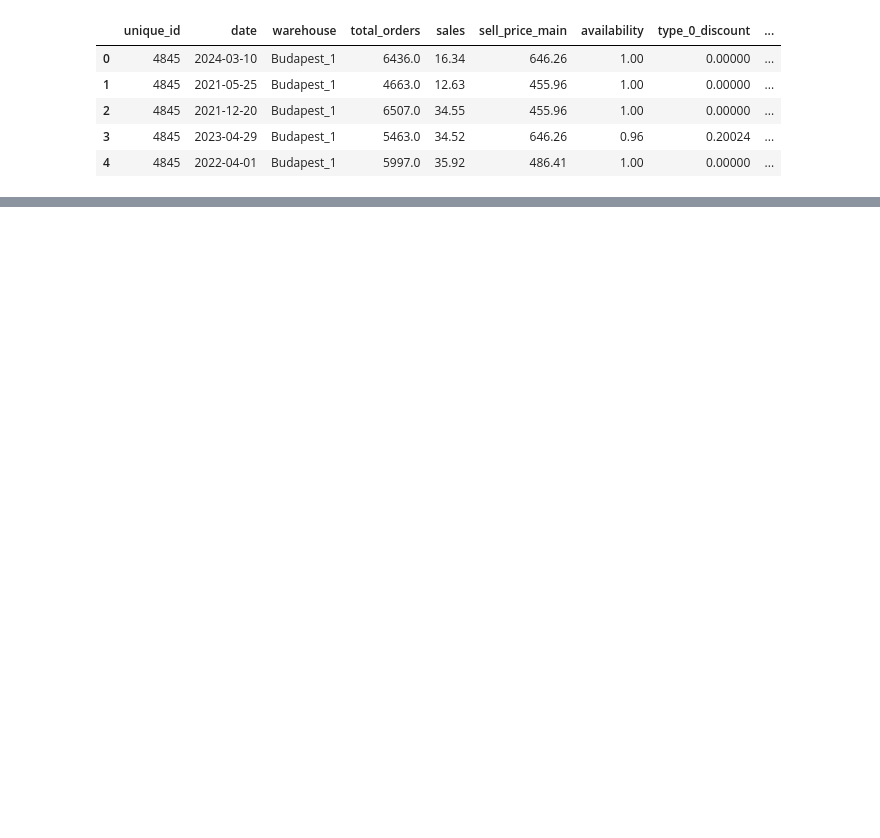
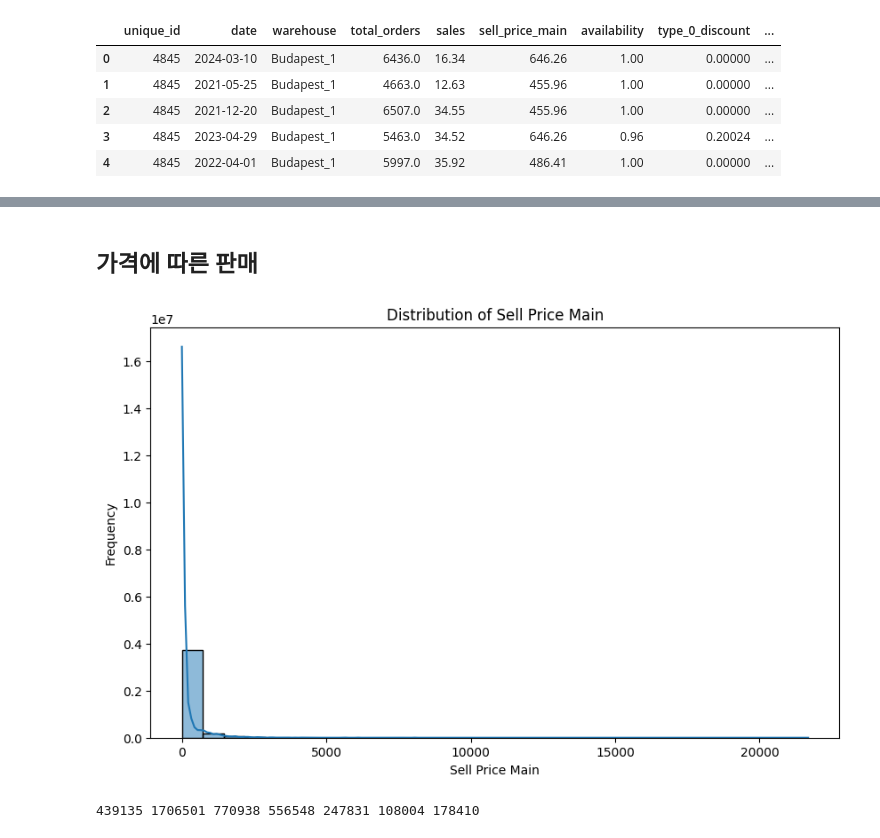
Before and after one commit to bongjooncha/kaggle_rohlik, a Jupyter notebook: data_eda/data_eda.ipynb, the cells around one changed output, grey strips where cells are left out. Cells and saved outputs as stored; diff of their text form; code cells hidden in the pictures; blank space fills up the shorter version.

```diff
--- a/data_eda/data_eda.ipynb
+++ b/data_eda/data_eda.ipynb
@@ -321,0 +153,6 @@ merged_train.head().transpose()
+# %%
+train = train.merge(calendar_extended,on=['warehouse','date'],how='left')
+train = train.merge(inventory,on=['warehouse','unique_id'],how='left')
+
+test = test.merge(calendar_extended,on=['warehouse','date'],how='left')
+test = test.merge(inventory,on=['warehouse','unique_id'],how='left')
@@ -321,0 +199,3 @@ merged_train.head().transpose()
+# %%
+train = train.dropna(subset=['sales'])
+train.isnull().sum()
@@ -321,0 +220,23 @@ merged_train.head().transpose()
+# %% [markdown]
+## 가격에 따른 판매
+# %%
+plt.figure(figsize=(10, 6))
+sns.histplot(train['sell_price_main'], bins=30, kde=True)
+plt.title('Distribution of Sell Price Main')
+plt.xlabel('Sell Price Main')
+plt.ylabel('Frequency')
+plt.show()
+# %% [output]
+[figure, added]
+# %%
+price_5 = train[train['sell_price_main'] <= 5]
+price_5_50 = train[(train['sell_price_main'] > 5) & (train['sell_price_main'] <= 50)]
+price_50_100 = train[(train['sell_price_main'] > 50) & (train['sell_price_main'] <= 100)]
+price_100_300 = train[(train['sell_price_main'] > 100) & (train['sell_price_main'] <= 300)]
+price_300_700 = train[(train['sell_price_main'] > 300) & (train['sell_price_main'] <= 700)]
+price_700_1000 = train[(train['sell_price_main'] > 700) & (train['sell_price_main'] <= 1000)]
+price_above_1000 = train[train['sell_price_main'] > 1000]
+
+print(price_5.shape[0],price_5_50.shape[0],price_50_100.shape[0],price_100_300.shape[0],price_300_700.shape[0],price_700_1000.shape[0],price_above_1000.shape[0])
+# %% [output]
+439135 1706501 770938 556548 247831 108004 178410
```
Also changed, not shown: parts of 38 cells of this notebook, 13 other files.
